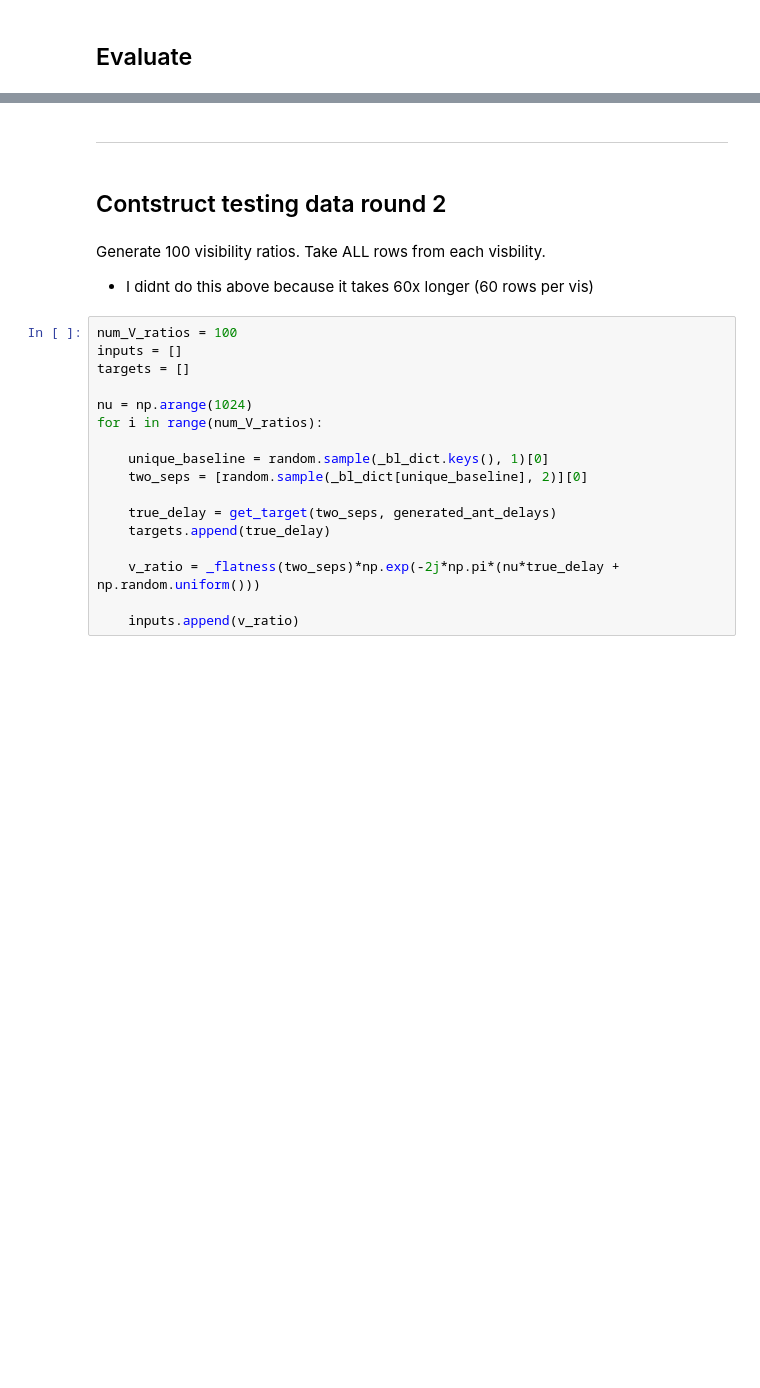
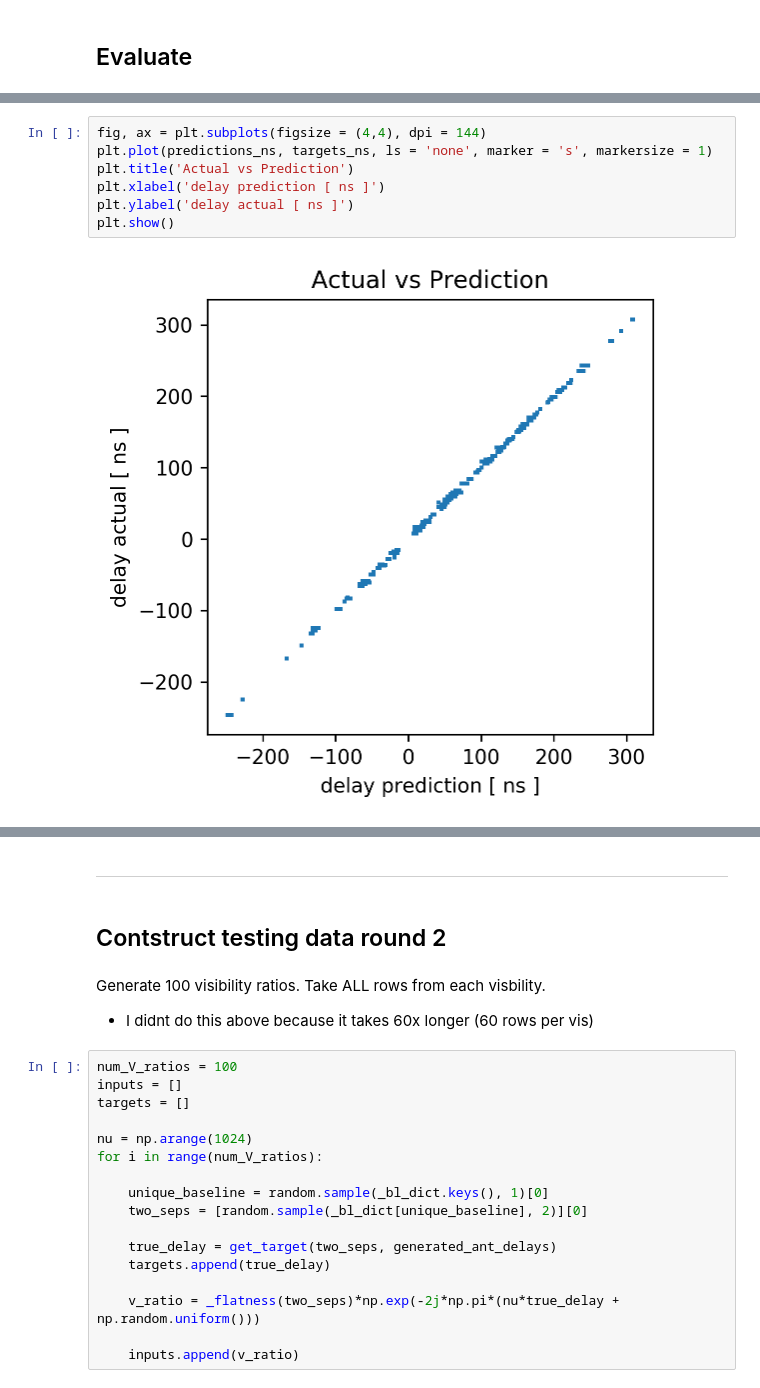
Before and after one commit to andrewasheridan/hera_sandbox, a Jupyter notebook: aas/estdel/estdel/estdel_evaluation.ipynb, the cells around one changed output, grey strips where cells are left out. Saved outputs shown, nothing was run; the diff lists cells and outputs as text; blank space fills up the shorter version.

```diff
--- a/aas/estdel/estdel/estdel_evaluation.ipynb
+++ b/aas/estdel/estdel/estdel_evaluation.ipynb
@@ -114,0 +138,9 @@ plt.plot(predictions, targets, ls = 'none', marker = 's', markersize = 1);
+# %%
+fig, ax = plt.subplots(figsize = (4,4), dpi = 144)
+plt.plot(predictions_ns, targets_ns, ls = 'none', marker = 's', markersize = 1)
+plt.title('Actual vs Prediction')
+plt.xlabel('delay prediction [ ns ]')
+plt.ylabel('delay actual [ ns ]')
+plt.show()
+# %% [output]
+[figure, added]
```
Also changed, not shown: parts of 54 cells of this notebook.
